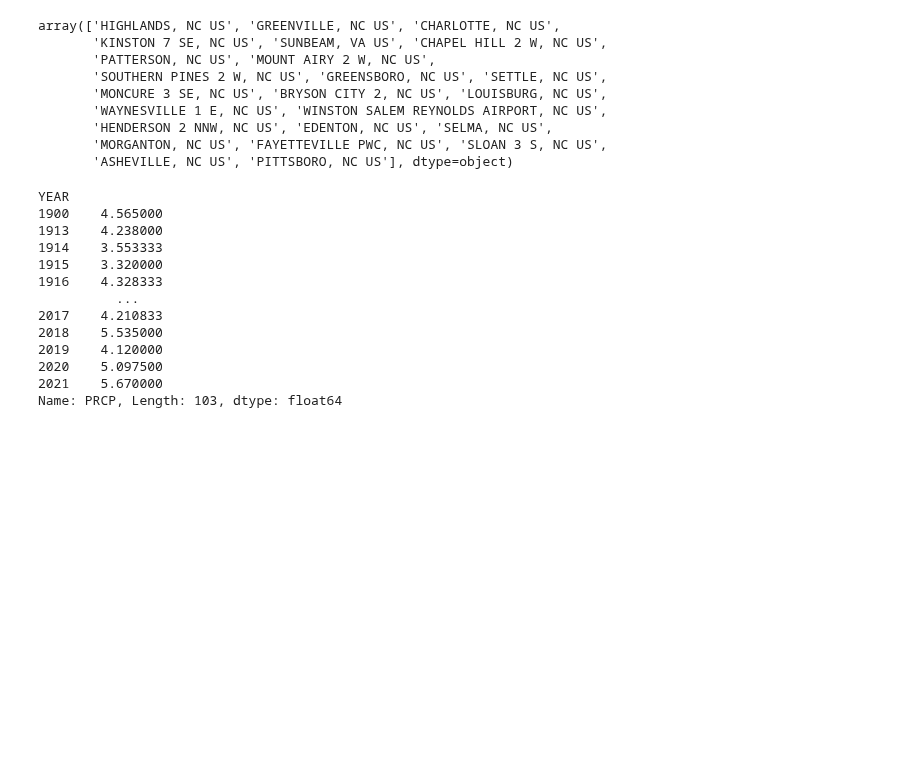
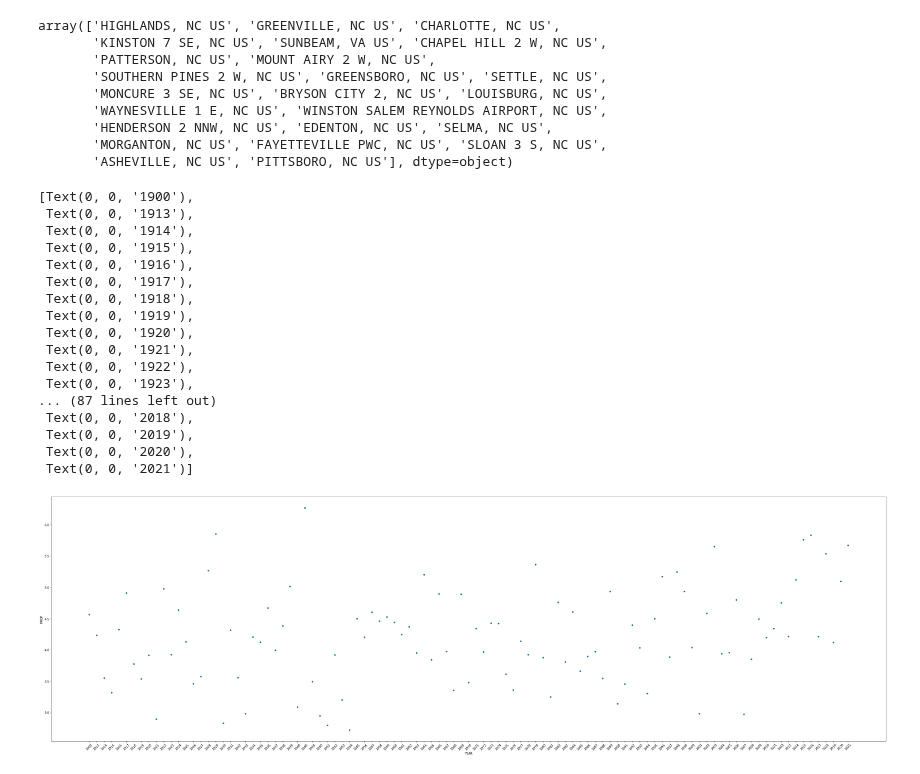
Before and after one commit to 1der4k/Data_Analysis_Project_1, a Jupyter notebook: NC_Precipitation.ipynb, the cells around one changed output. Saved outputs shown, nothing was run; the diff lists cells and outputs as text; code cells hidden in the pictures; blank space fills up the shorter version.

Commit message:
calculated avg annual precipitation in Greenville and used that data to create scatter plot

```diff
--- a/NC_Precipitation.ipynb
+++ b/NC_Precipitation.ipynb
@@ -263,18 +263,6 @@ greenville_groupby_year = greenville_prec_df.groupby("YEAR")
 
 greenville_avg_prec = greenville_groupby_year["PRCP"].mean()
 
-greenville_avg_prec
+greenville_avg_prec_df = pd.DataFrame(greenville_avg_prec)
+
+greenville_avg_prec_df = greenville_avg_prec_df.reset_index()
-# %% [output]
-YEAR
-1900    4.565000
-1913    4.238000
-1914    3.553333
-1915    3.320000
-1916    4.328333
-          ...
-2017    4.210833
-2018    5.535000
-2019    4.120000
-2020    5.097500
-2021    5.670000
-Name: PRCP, Length: 103, dtype: float64
@@ -282,0 +269,25 @@ Name: PRCP, Length: 103, dtype: float64
+# %%
+# Greenville plot
+
+greenville_scatter = greenville_avg_prec_df.plot(kind="scatter", x="YEAR", y="PRCP", figsize = (50,15), legend=False)
+
+greenville_scatter.set_xticklabels(greenville_avg_prec_df["YEAR"], rotation = 45)
+# %% [output]
+[Text(0, 0, '1900'),
+ Text(0, 0, '1913'),
+ Text(0, 0, '1914'),
+ Text(0, 0, '1915'),
+ Text(0, 0, '1916'),
+ Text(0, 0, '1917'),
+ Text(0, 0, '1918'),
+ Text(0, 0, '1919'),
+ Text(0, 0, '1920'),
+ Text(0, 0, '1921'),
+ Text(0, 0, '1922'),
+ Text(0, 0, '1923'),
+... (87 lines left out)
+ Text(0, 0, '2018'),
+ Text(0, 0, '2019'),
+ Text(0, 0, '2020'),
+ Text(0, 0, '2021')]
+[figure, added]
```
Also changed, not shown: parts of 1 cell of this notebook, 1 other file.
